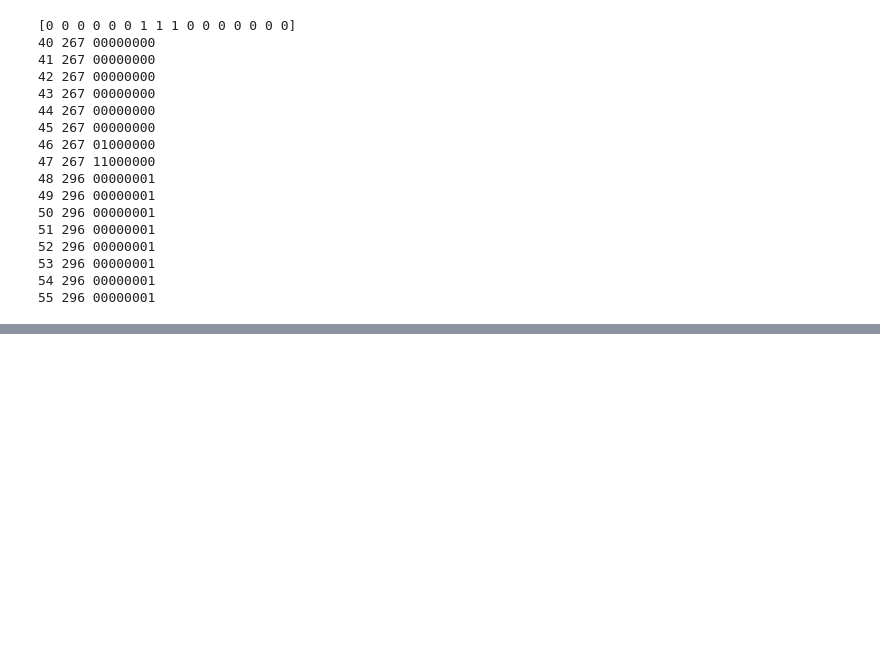
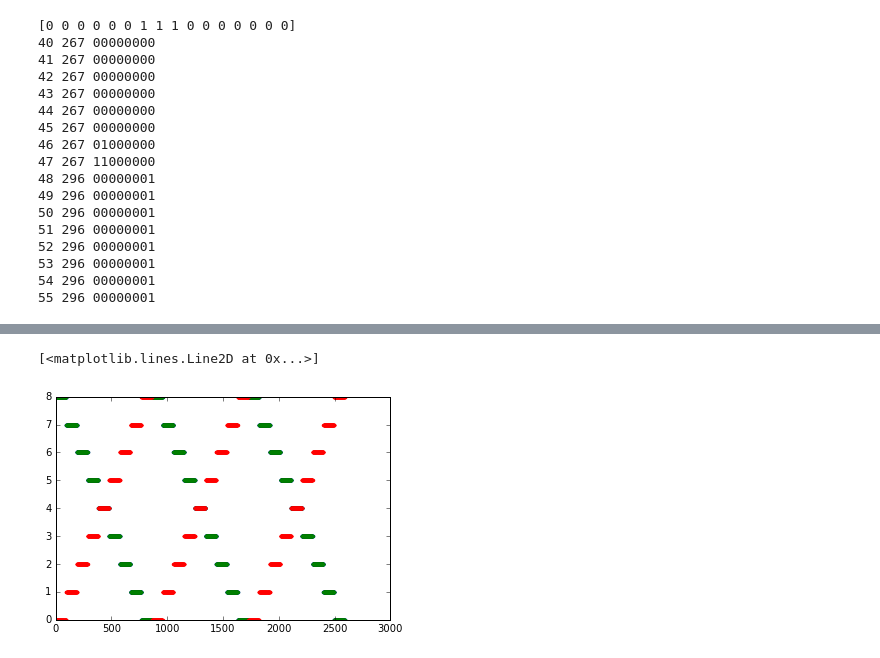
Before and after one commit to sargon14/roadsign, a Jupyter notebook: previewing.ipynb, the cells around one changed output, grey strips where cells are left out. Cells and saved outputs as stored; diff of their text form; code cells hidden in the pictures; blank space fills up the shorter version.

```diff
--- a/previewing.ipynb
+++ b/previewing.ipynb
@@ -194,0 +217,8 @@ jvec = out // 8
+# %%
+plt.plot((DISPLAY_HEIGHT - 1 - (xaxis // DISPLAY_WIDTH)) % PANEL_HEIGHT,'.') # "old y2"
+plt.plot(PANEL_HEIGHT - 1 - ((xaxis // DISPLAY_WIDTH) % PANEL_HEIGHT),'.') # "new y2"
+plt.plot((xaxis // DISPLAY_WIDTH) % PANEL_HEIGHT,'.') # "new y2" with flipped image
+#plt.xlim(0,500)
+# %% [output]
+[<matplotlib.lines.Line2D at 0x...>]
+[figure, added]
```
Also changed, not shown: parts of 4 cells of this notebook.
